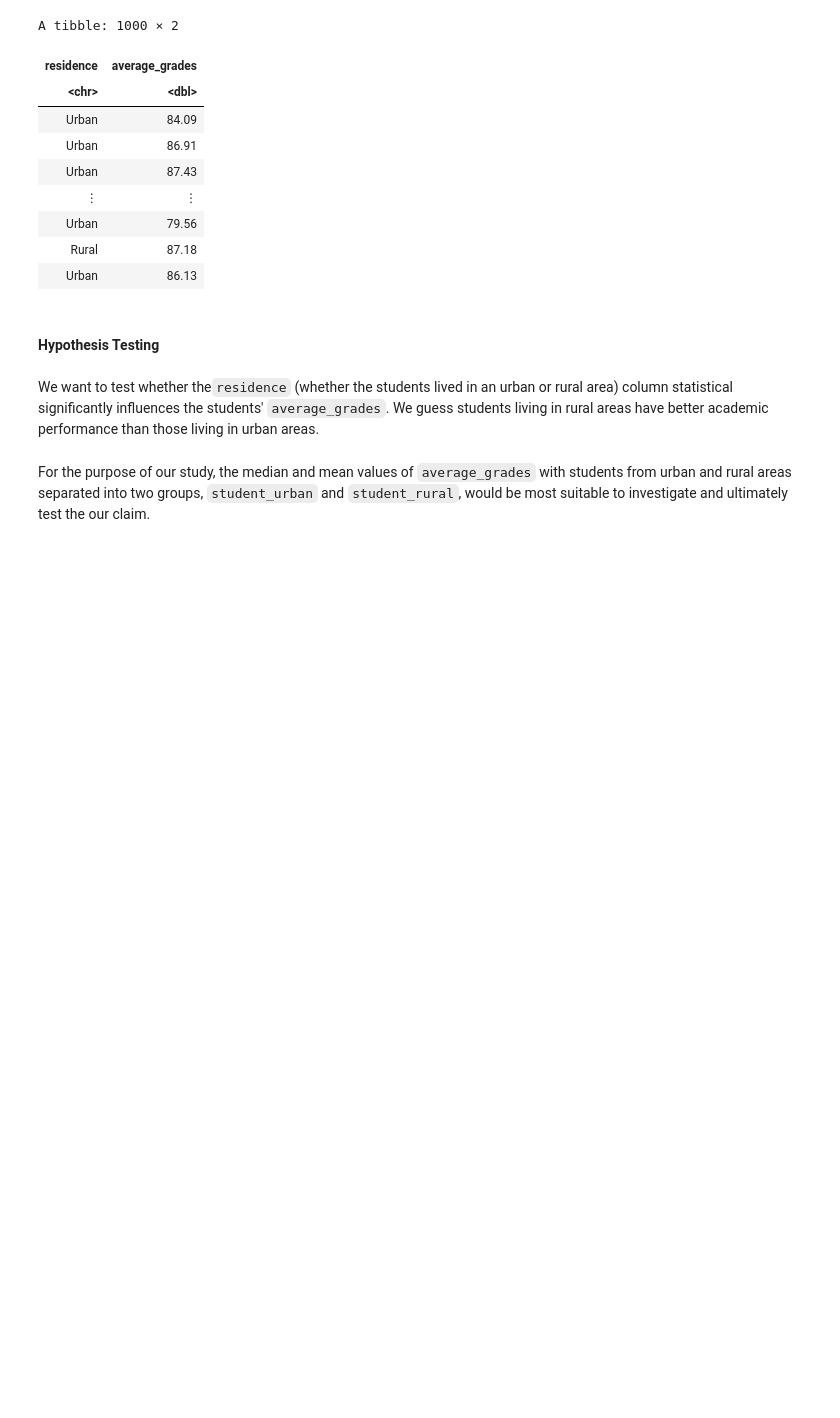
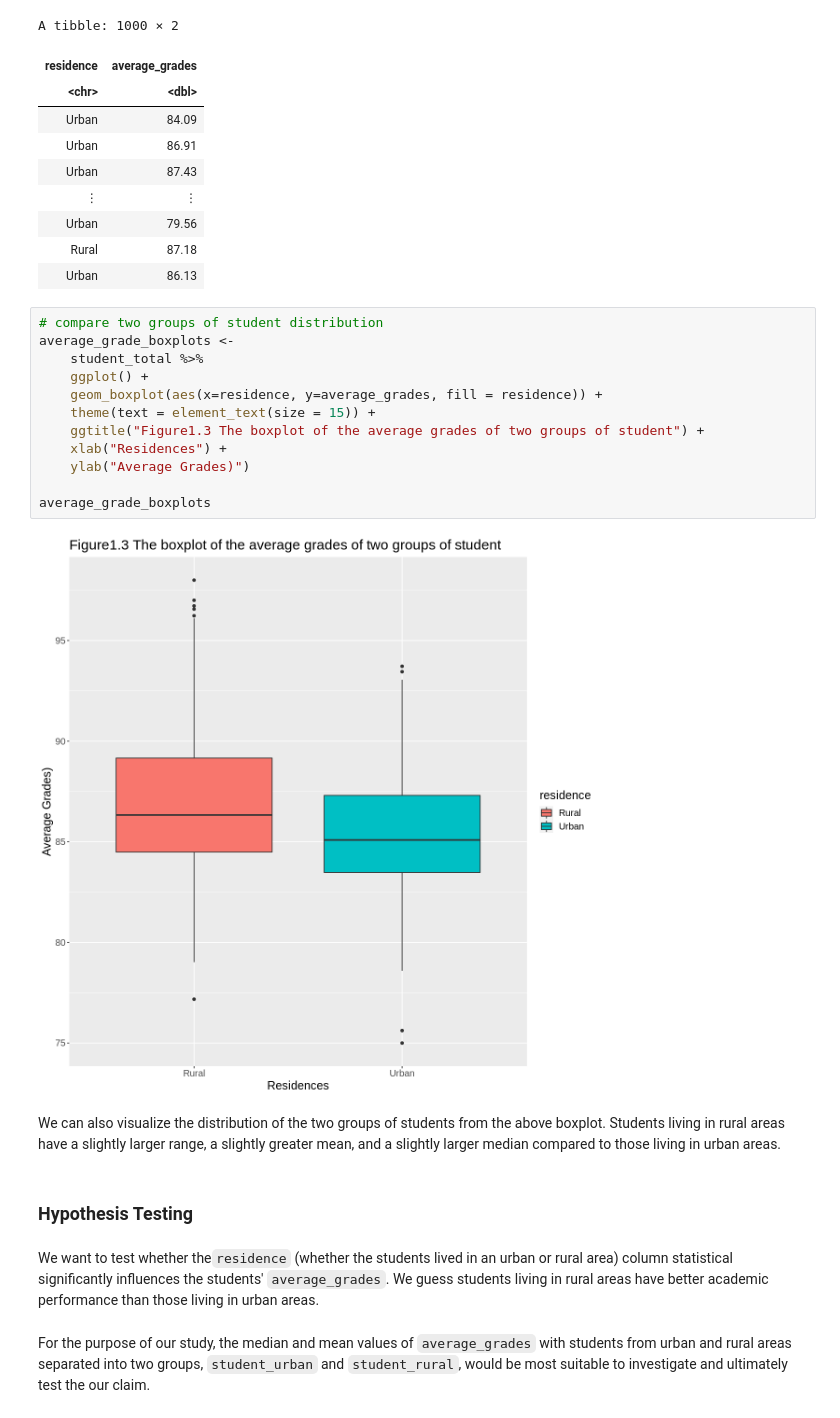
Before and after one commit to Zhangcheng0410/stat201, a Jupyter notebook: final_report.ipynb, the cells around one changed output. Saved outputs shown, nothing was run; the diff lists cells and outputs as text; blank space fills up the shorter version.

```diff
--- a/final_report.ipynb
+++ b/final_report.ipynb
@@ -191,8 +207,24 @@ A tibble: 1000 × 2
 | Urban | 79.56 |
 | Rural | 87.18 |
 | Urban | 86.13 |
+# %%
+# compare two groups of student distribution
+average_grade_boxplots <-
+    student_total %>%
+    ggplot() +
+    geom_boxplot(aes(x=residence, y=average_grades, fill = residence)) +
+    theme(text = element_text(size = 15)) +
+    ggtitle("Figure1.3 The boxplot of the average grades of two groups of student") +
+    xlab("Residences") +
+    ylab("Average Grades)")
+
+average_grade_boxplots
+# %% [output]
+[figure]
+# %% [markdown]
+We can also visualize the distribution of the two groups of students from the above boxplot. Students living in rural areas have a slightly larger range, a slightly greater mean, and a slightly larger median compared to those living in urban areas.
 # %% [markdown]
-#### Hypothesis Testing
+### Hypothesis Testing
 # %% [markdown]
 We want to test whether the`residence` (whether the students lived in an urban or rural area) column statistical significantly influences the students' `average_grades`. We guess students living in rural areas have better academic performance than those living in urban areas.
 # %% [markdown]
```
Also changed, not shown: parts of 22 cells of this notebook.
